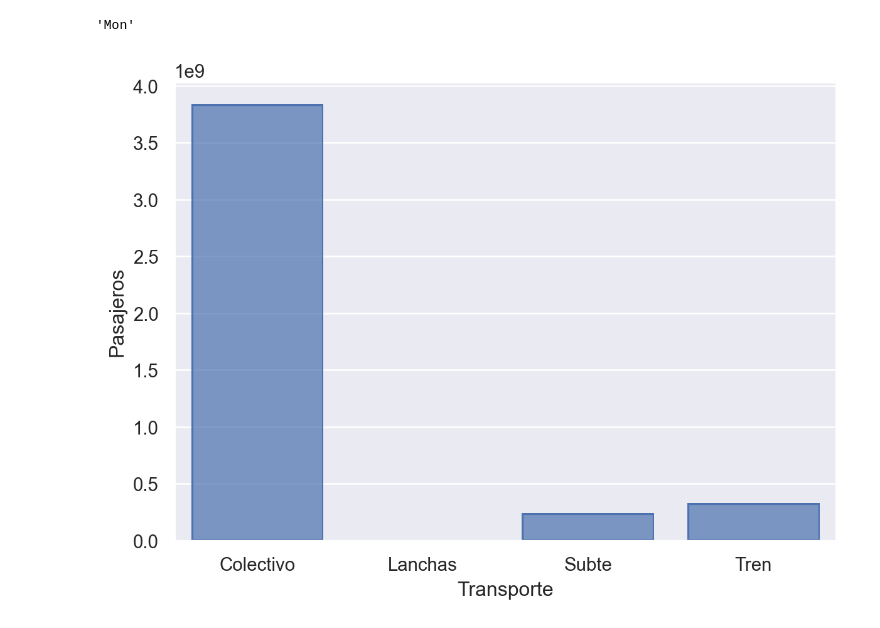
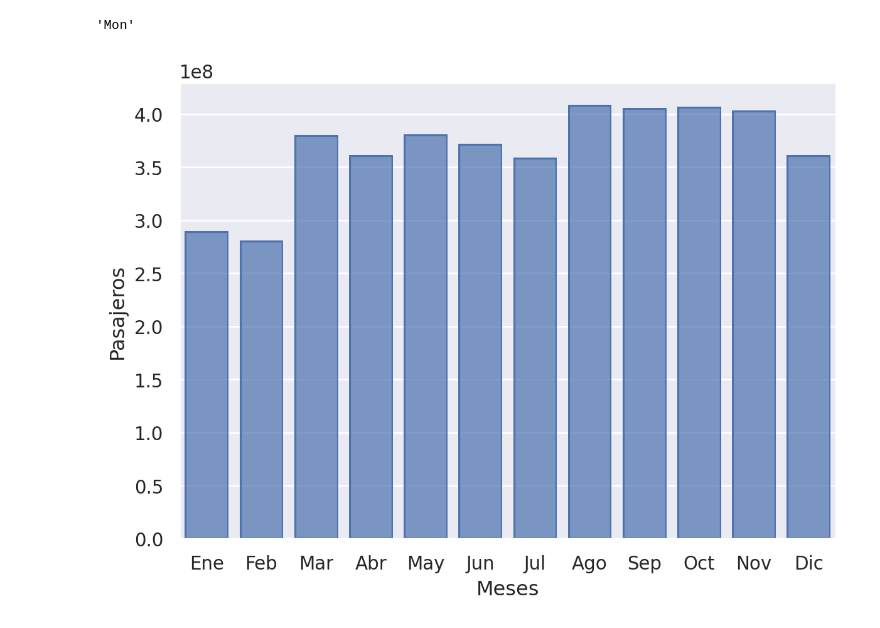
Before and after one commit to romanprs03/labo_de_datos, a Jupyter notebook: TP1/Román_Parisi_Joaquín_Núñez.ipynb, the cells around one changed output. Drawn from its saved outputs; the diff is of its cells as text; code cells hidden in the pictures.

```diff
--- a/TP1/Román_Parisi_Joaquín_Núñez.ipynb
+++ b/TP1/Román_Parisi_Joaquín_Núñez.ipynb
@@ -141,30 +141,30 @@ desvio_estandar.idxmin() # Tomamos el índice del valor mínimo con idxmin()
 # %%
 # 4.
 
 # Vamos a analizar la cantidad de pasajeros por tipo de transporte a lo largo del año, para ver si varía la proporción y tratar de obtener alguna conclusión al respécto.
 
 # Primero limpiamos los datos como hicimos en la Primera Parte para datos_amba
 
 datos_limpios = datos
 datos_limpios.drop(columnas_a_eliminar, axis = 1, inplace = True)
 datos_limpios = datos_limpios.rename(columns = {"DIA_TRANSPORTE" : "fecha", "LINEA" : "linea", "TIPO_TRANSPORTE" : "tipo_transporte", "JURISDICCION" : "jurisdiccion", "CANTIDAD" : "pasajeros", "FECHA_DIA" : "fecha_dia", "FECHA_ORDINAL" : "fecha_ordinal", "FECHA_MES" : "fecha_mes"})
 datos_limpios = datos_limpios.reindex(columns = nombre_de_columnas)
 
 #
 
 pasajeros_por_mes = datos_limpios.groupby("fecha_mes")["pasajeros"].sum()
 datos_analisis_exploratorio_meses = {
     "Meses":["Ene", "Feb", "Mar", "Abr", "May", "Jun", "Jul", "Ago", "Sep", "Oct", "Nov", "Dic"],
     "Pasajeros":[pasajeros_por_mes["01"], pasajeros_por_mes["02"], pasajeros_por_mes["03"], pasajeros_por_mes["04"], pasajeros_por_mes["05"], pasajeros_por_mes["06"], pasajeros_por_mes["07"], pasajeros_por_mes["08"], pasajeros_por_mes["09"], pasajeros_por_mes["10"], pasajeros_por_mes["11"], pasajeros_por_mes["12"]]
 }
 
 pasajeros_por_tipo_transporte = datos_limpios.groupby("tipo_transporte")["pasajeros"].sum()
 datos_analisis_exploratorio_transporte = {
     "Transporte":["Colectivo", "Lanchas", "Subte", "Tren"],
     "Pasajeros":[pasajeros_por_tipo_transporte["COLECTIVO"], pasajeros_por_tipo_transporte["LANCHAS"], pasajeros_por_tipo_transporte["SUBTE"], pasajeros_por_tipo_transporte["TREN"]]
 }
 
 so.Plot(data=datos_analisis_exploratorio_meses, x="Meses", y="Pasajeros").add(so.Bar())
-so.Plot(data=datos_analisis_exploratorio_transporte, x="Transporte", y="Pasajeros").add(so.Bar())
+#so.Plot(data=datos_analisis_exploratorio_transporte, x="Transporte", y="Pasajeros").add(so.Bar())
 # %% [output]
-[figure, old version]
+[figure, new version]
```
Also changed, not shown: parts of 3 cells of this notebook, 2 other files.
